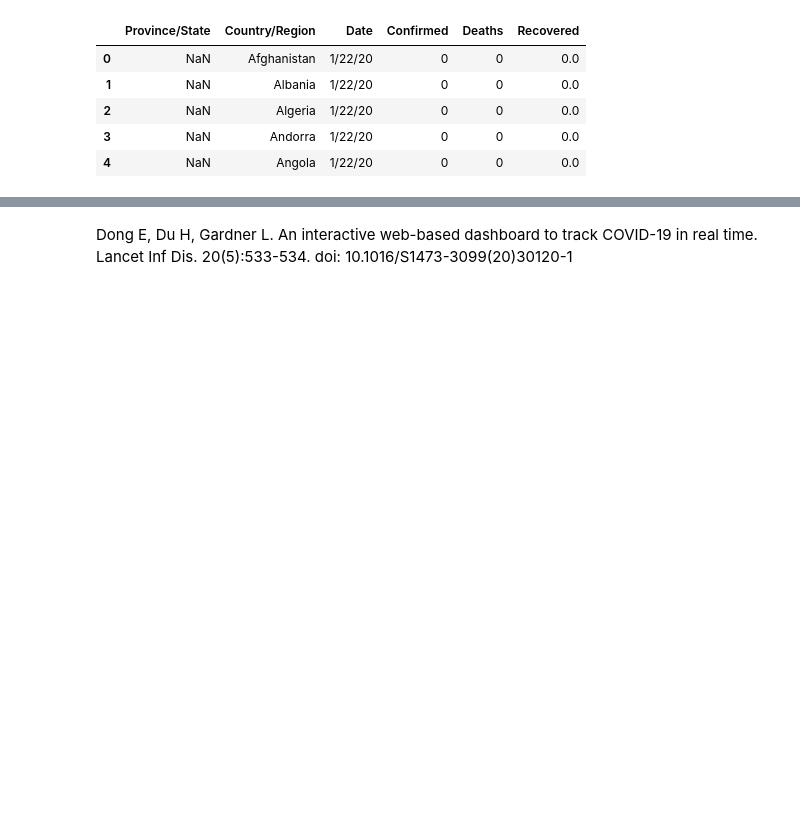
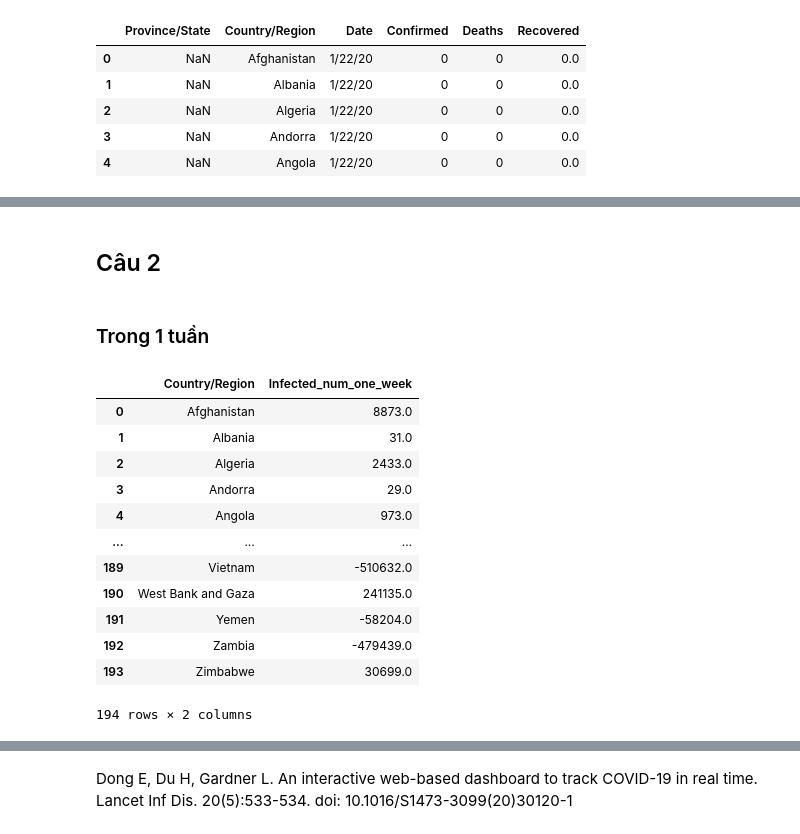
Before and after one commit to LT-cho-KHDL/Final-lab-p4ds, a Jupyter notebook: Final.ipynb, the cells around one changed output, grey strips where cells are left out. Saved outputs shown, nothing was run; the diff lists cells and outputs as text; code cells hidden in the pictures; blank space fills up the shorter version.

```diff
--- a/Final.ipynb
+++ b/Final.ipynb
@@ -125,0 +243,26 @@ cate_col_profiles_df
+# %% [markdown]
+## Câu 2
+# %% [markdown]
+### Trong 1 tuần
+# %%
+#Số ca mới của tuần tính bằng cách trừ cái hiện tại với cái ngày của 7 ngày trước
+region_df = covid19_df.copy()
+week_df = region_df[region_df['Date']==max(region_df['Date']) - timedelta(days = 7)].reset_index(drop=True)
+infected_num_one_week = country_df['Confirmed'] - week_df['Confirmed']
+infected_num_one_week_df = country_df['Country/Region'].to_frame()
+infected_num_one_week_df.insert(1,'Infected_num_one_week',infected_num_one_week)
+infected_num_one_week_df
+# %% [output]
+|  | Country/Region | Infected_num_one_week |
+| 0 | Afghanistan | 8873.0 |
+| 1 | Albania | 31.0 |
+| 2 | Algeria | 2433.0 |
+| 3 | Andorra | 29.0 |
+| 4 | Angola | 973.0 |
+| ... | ... | ... |
+| 189 | Vietnam | -510632.0 |
+| 190 | West Bank and Gaza | 241135.0 |
+| 191 | Yemen | -58204.0 |
+| 192 | Zambia | -479439.0 |
+| 193 | Zimbabwe | 30699.0 |
+194 rows × 2 columns
```
Also changed, not shown: parts of 42 cells of this notebook.
